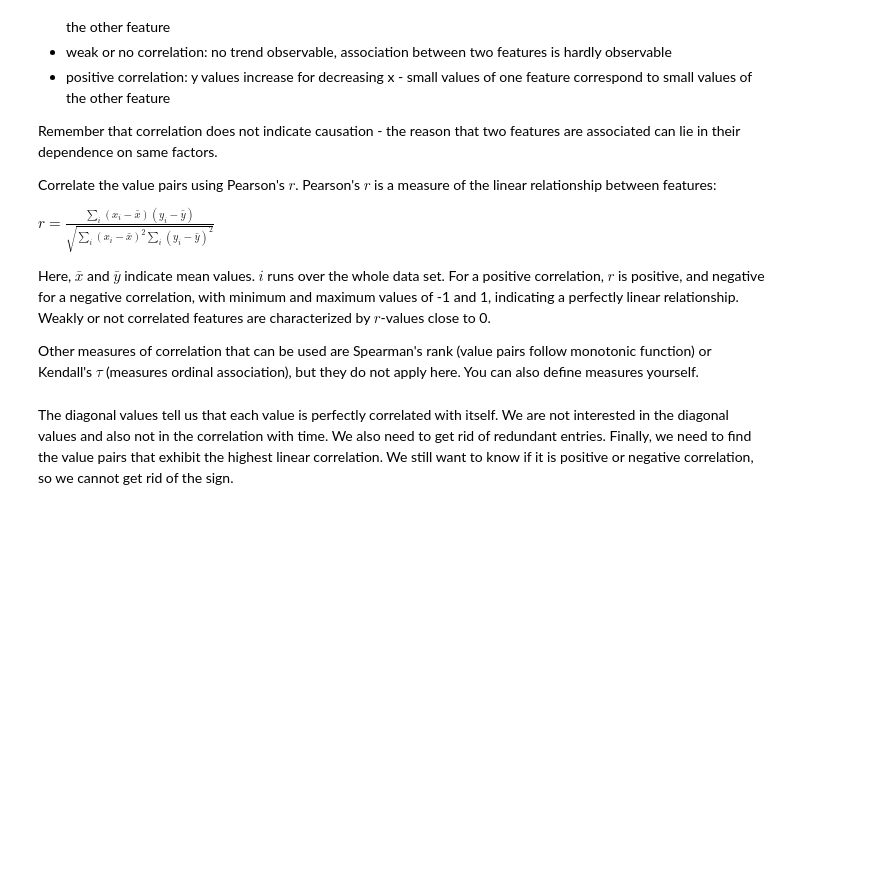
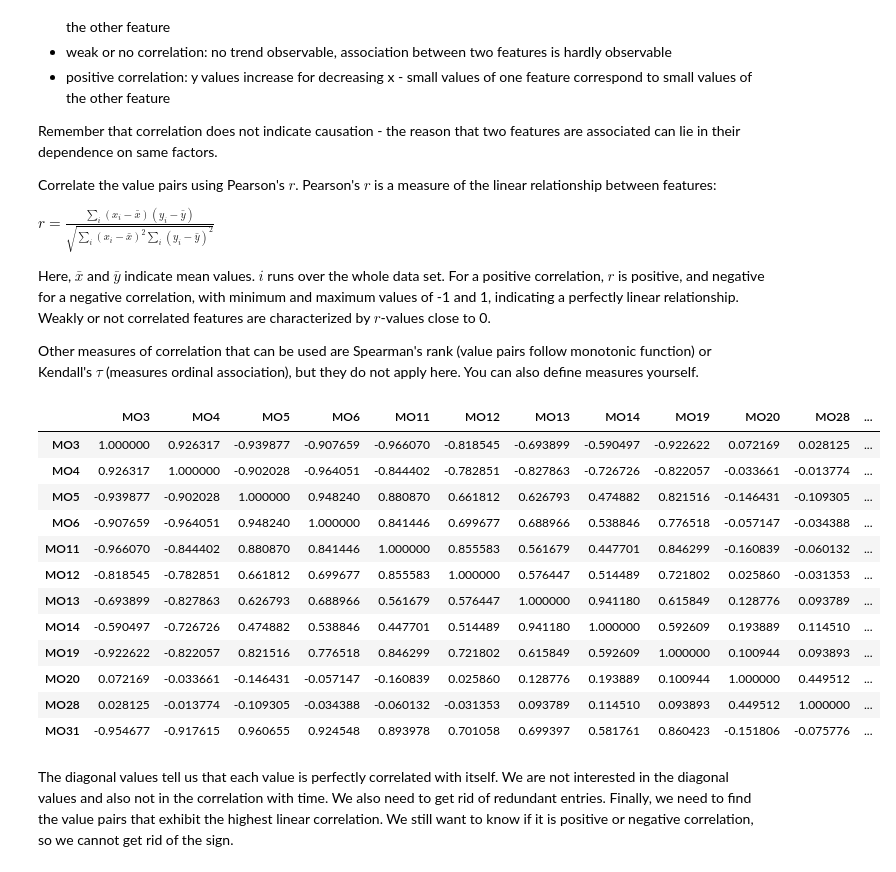
Before and after one commit to mourouzidou/ssd2025_team_of3, a Jupyter notebook: notebook/notebook_unit1.ipynb, the cells around one changed output. Saved outputs shown, nothing was run; the diff lists cells and outputs as text; code cells hidden in the pictures; blank space fills up the shorter version.

```diff
--- a/notebook/notebook_unit1.ipynb
+++ b/notebook/notebook_unit1.ipynb
@@ -156,5 +246,22 @@ Here, $\bar{x}$ and $\bar{y}$ indicate mean values. $i$ runs over the whole data
 Other measures of correlation that can be used are Spearman's rank (value pairs follow monotonic function) or Kendall's $\tau$ (measures ordinal association), but they do not apply here. You can also define measures yourself.
 # %%
 # print the correlation matrix
+
+corr_matrix = npop_high_var.corr()
+corr_matrix
+# %% [output]
+|  | MO3 | MO4 | MO5 | MO6 | MO11 | MO12 | MO13 | MO14 | MO19 | MO20 | MO28 | ... |
+| MO3 | 1.000000 | 0.926317 | -0.939877 | -0.907659 | -0.966070 | -0.818545 | -0.693899 | -0.590497 | -0.922622 | 0.072169 | 0.028125 | ... |
+| MO4 | 0.926317 | 1.000000 | -0.902028 | -0.964051 | -0.844402 | -0.782851 | -0.827863 | -0.726726 | -0.822057 | -0.033661 | -0.013774 | ... |
+| MO5 | -0.939877 | -0.902028 | 1.000000 | 0.948240 | 0.880870 | 0.661812 | 0.626793 | 0.474882 | 0.821516 | -0.146431 | -0.109305 | ... |
+| MO6 | -0.907659 | -0.964051 | 0.948240 | 1.000000 | 0.841446 | 0.699677 | 0.688966 | 0.538846 | 0.776518 | -0.057147 | -0.034388 | ... |
+| MO11 | -0.966070 | -0.844402 | 0.880870 | 0.841446 | 1.000000 | 0.855583 | 0.561679 | 0.447701 | 0.846299 | -0.160839 | -0.060132 | ... |
+| MO12 | -0.818545 | -0.782851 | 0.661812 | 0.699677 | 0.855583 | 1.000000 | 0.576447 | 0.514489 | 0.721802 | 0.025860 | -0.031353 | ... |
+| MO13 | -0.693899 | -0.827863 | 0.626793 | 0.688966 | 0.561679 | 0.576447 | 1.000000 | 0.941180 | 0.615849 | 0.128776 | 0.093789 | ... |
+| MO14 | -0.590497 | -0.726726 | 0.474882 | 0.538846 | 0.447701 | 0.514489 | 0.941180 | 1.000000 | 0.592609 | 0.193889 | 0.114510 | ... |
+| MO19 | -0.922622 | -0.822057 | 0.821516 | 0.776518 | 0.846299 | 0.721802 | 0.615849 | 0.592609 | 1.000000 | 0.100944 | 0.093893 | ... |
+| MO20 | 0.072169 | -0.033661 | -0.146431 | -0.057147 | -0.160839 | 0.025860 | 0.128776 | 0.193889 | 0.100944 | 1.000000 | 0.449512 | ... |
+| MO28 | 0.028125 | -0.013774 | -0.109305 | -0.034388 | -0.060132 | -0.031353 | 0.093789 | 0.114510 | 0.093893 | 0.449512 | 1.000000 | ... |
+| MO31 | -0.954677 | -0.917615 | 0.960655 | 0.924548 | 0.893978 | 0.701058 | 0.699397 | 0.581761 | 0.860423 | -0.151806 | -0.075776 | ... |
 # %% [markdown]
 The diagonal values tell us that each value is perfectly correlated with itself. We are not interested in the diagonal values and also not in the correlation with time. We also need to get rid of redundant entries. Finally, we need to find the value pairs that exhibit the highest linear correlation. We still want to know if it is positive or negative correlation, so we cannot get rid of the sign.
```
Also changed, not shown: parts of 13 cells of this notebook, 1 other file.
